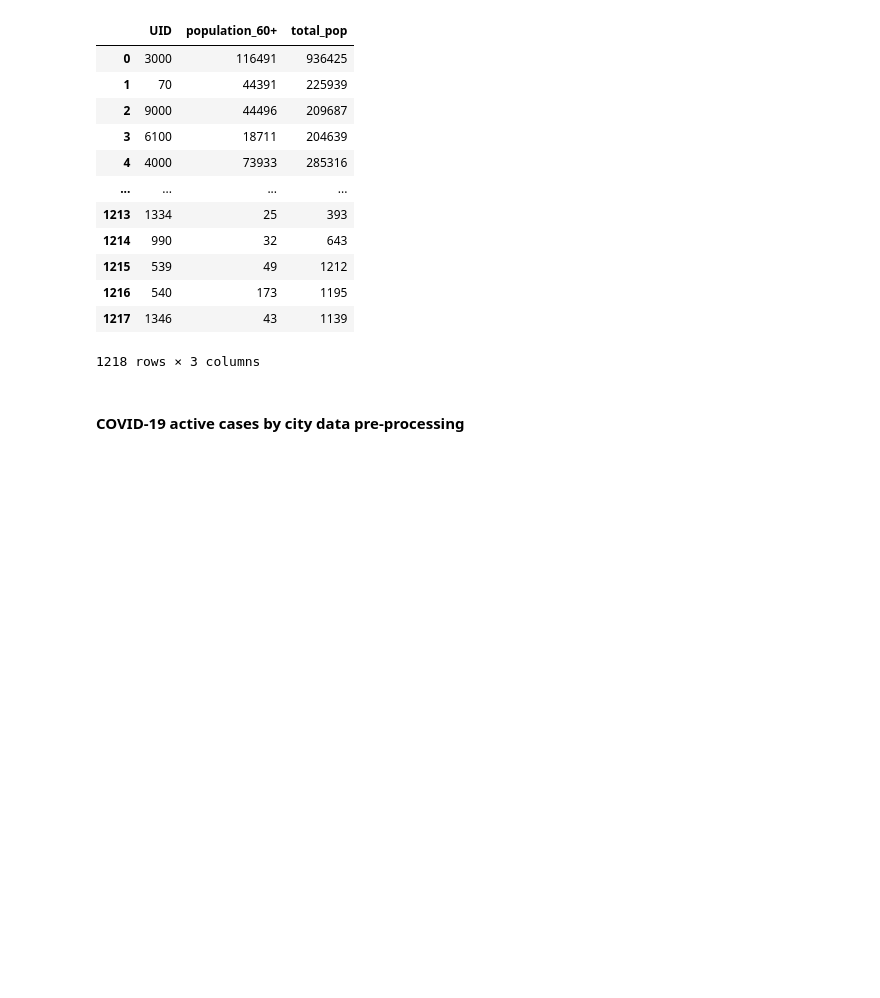
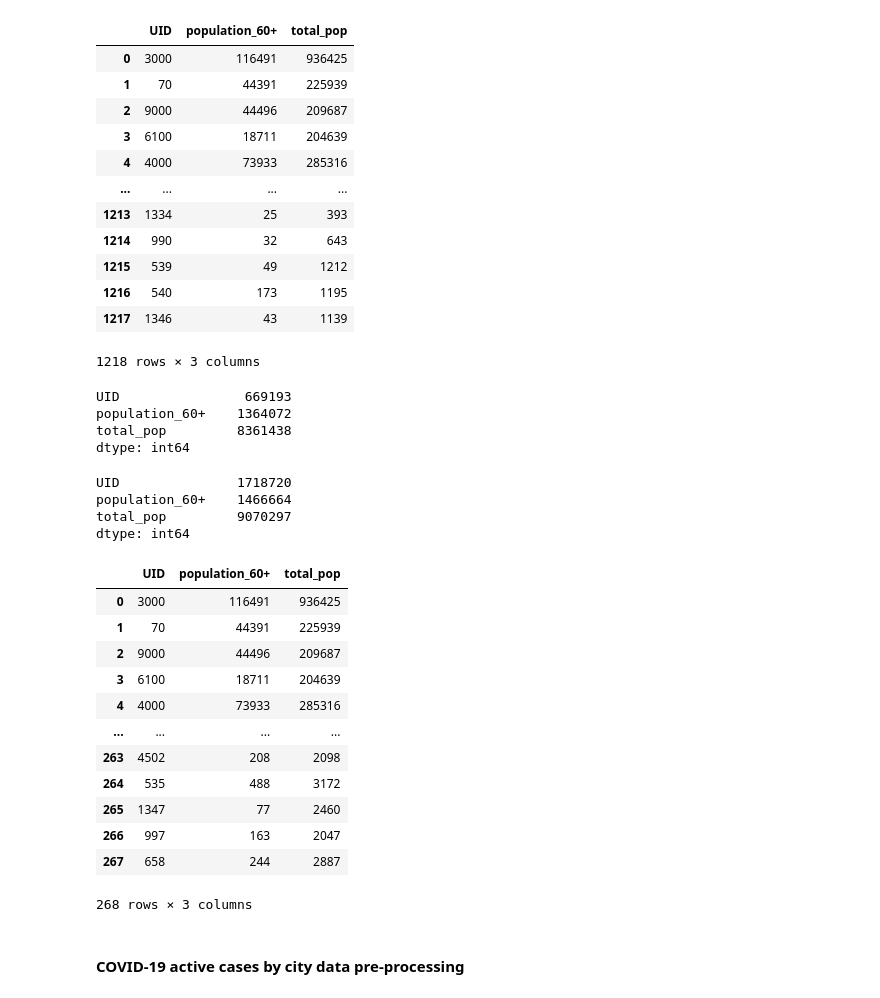
Before and after one commit to gilcaspi/COVID-19-Vaccinations, a Jupyter notebook: vaccinations.ipynb, the cells around one changed output. Drawn from its saved outputs; the diff is of its cells as text; code cells hidden in the pictures; blank space fills up the shorter version.

```diff
--- a/vaccinations.ipynb
+++ b/vaccinations.ipynb
@@ -239,6 +261,36 @@ pop_df
 | 1216 | 540 | 173 | 1195 |
 | 1217 | 1346 | 43 | 1139 |
 1218 rows × 3 columns
+# %%
+pop_df[pop_df["total_pop"] >= 2000].sum()
+# %% [output]
+UID                669193
+population_60+    1364072
+total_pop         8361438
+dtype: int64
+# %%
+pop_df.sum()
+# %% [output]
+UID               1718720
+population_60+    1466664
+total_pop         9070297
+dtype: int64
+# %%
+pop_df[pop_df["total_pop"] >= 2000]
+# %% [output]
+|  | UID | population_60+ | total_pop |
+| 0 | 3000 | 116491 | 936425 |
+| 1 | 70 | 44391 | 225939 |
+| 2 | 9000 | 44496 | 209687 |
+| 3 | 6100 | 18711 | 204639 |
+| 4 | 4000 | 73933 | 285316 |
+| ... | ... | ... | ... |
+| 263 | 4502 | 208 | 2098 |
+| 264 | 535 | 488 | 3172 |
+| 265 | 1347 | 77 | 2460 |
+| 266 | 997 | 163 | 2047 |
+| 267 | 658 | 244 | 2887 |
+268 rows × 3 columns
 # %% [markdown]
 #### COVID-19 active cases by city data pre-processing
 # %% [markdown]
```
Also changed, not shown: parts of 7 cells of this notebook.
